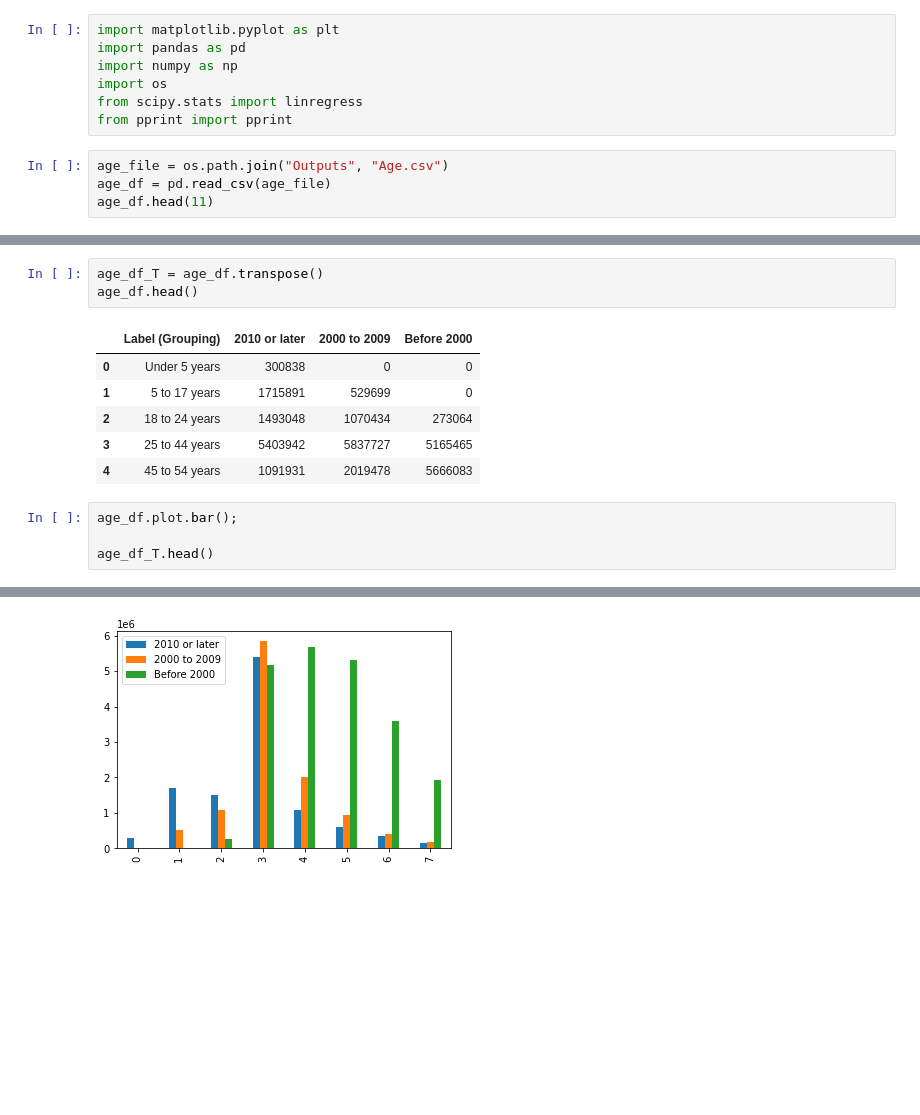
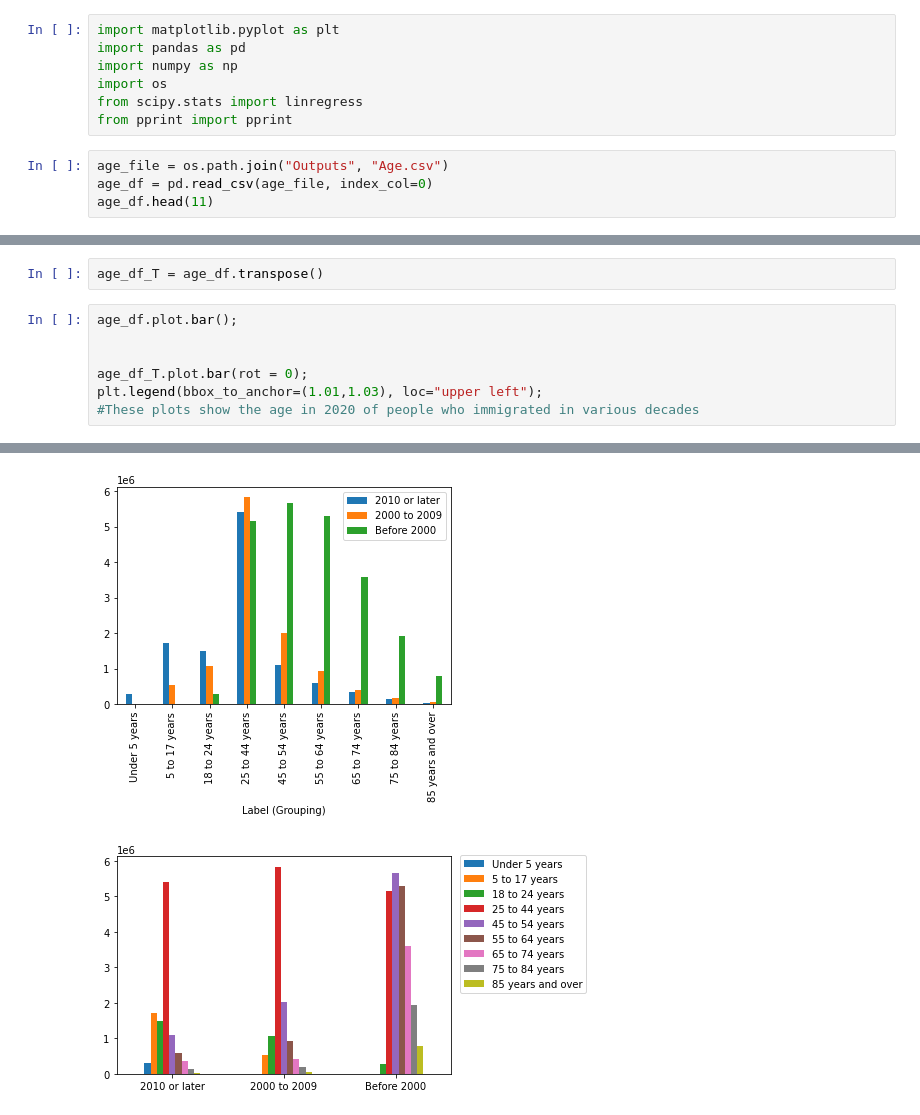
Before and after one commit to halabi93/Immigration-Data-Analysis, a Jupyter notebook: DataAnalysis.ipynb, the cells around one changed output, grey strips where cells are left out. Saved outputs shown, nothing was run; the diff lists cells and outputs as text; blank space fills up the shorter version.

Commit message:
plotting

```diff
--- a/DataAnalysis.ipynb
+++ b/DataAnalysis.ipynb
@@ -9,6 +9,6 @@ from scipy.stats import linregress
 from pprint import pprint
 # %%
 age_file = os.path.join("Outputs", "Age.csv")
-age_df = pd.read_csv(age_file)
+age_df = pd.read_csv(age_file, index_col=0)
 age_df.head(11)
 # %% [output]
@@ -24,15 +26,10 @@ age_df.head(11)
 # %%
 age_df_T = age_df.transpose()
-age_df.head()
-# %% [output]
-|  | Label (Grouping) | 2010 or later | 2000 to 2009 | Before 2000 |
-| 0 | Under 5 years | 300838 | 0 | 0 |
-| 1 | 5 to 17 years | 1715891 | 529699 | 0 |
-| 2 | 18 to 24 years | 1493048 | 1070434 | 273064 |
-| 3 | 25 to 44 years | 5403942 | 5837727 | 5165465 |
-| 4 | 45 to 54 years | 1091931 | 2019478 | 5666083 |
 # %%
 age_df.plot.bar();
 
-age_df_T.head()
+
+age_df_T.plot.bar(rot = 0);
+plt.legend(bbox_to_anchor=(1.01,1.03), loc="upper left");
+#These plots show the age in 2020 of people who immigrated in various decades
 # %% [output]
@@ -44 +36,2 @@ age_df_T.head()
-[figure, old version]
+[figure, new version]
+[figure, added]
```
Also changed, not shown: parts of 2 cells of this notebook, 1 other file.
